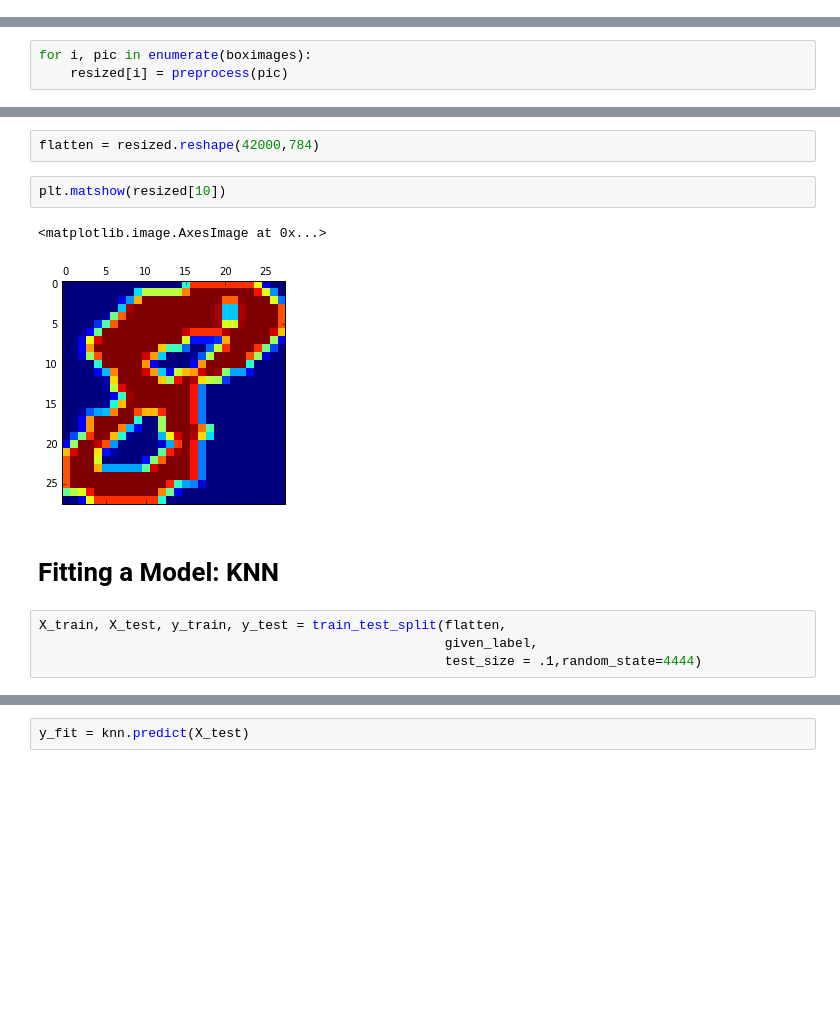
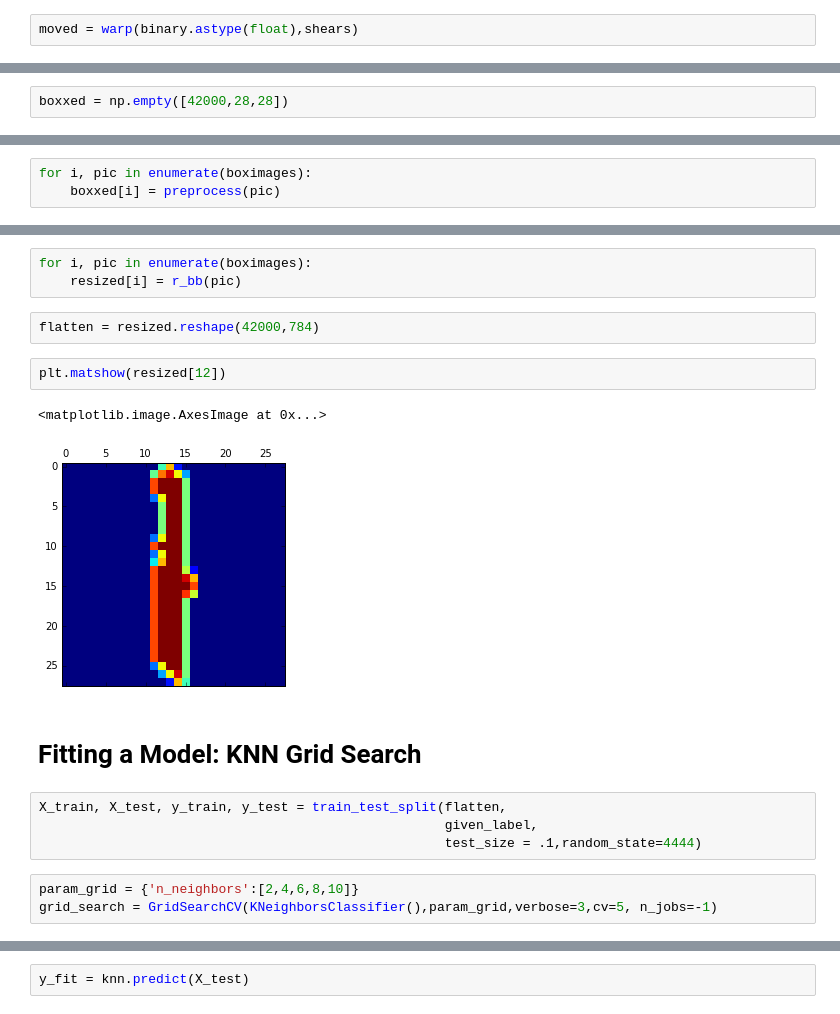
Before and after one commit to mdlai/digit_recognition, a Jupyter notebook: character_vision.ipynb, the cells around one changed output, grey strips where cells are left out. Cells and saved outputs as stored; diff of their text form; blank space fills up the shorter version.

```diff
--- a/character_vision.ipynb
+++ b/character_vision.ipynb
@@ -61 +94,3 @@ regionprops(binary)[0].image
+# %%
+moved = warp(binary.astype(float),shears)
 # %%
@@ -82,5 +184,7 @@ def preprocess(num):
+# %%
+boxxed = np.empty([42000,28,28])
 # %%
 resized = np.empty([42000,28,28])
 # %%
 for i, pic in enumerate(boximages):
-    resized[i] = preprocess(pic)
+    boxxed[i] = preprocess(pic)
@@ -91,13 +191,19 @@ resized.shape
+# %%
+for i, pic in enumerate(boximages):
+    resized[i] = r_bb(pic)
 # %%
 flatten = resized.reshape(42000,784)
 # %%
-plt.matshow(resized[10])
+plt.matshow(resized[12])
 # %% [output]
 <matplotlib.image.AxesImage at 0x...>
-[figure, old version]
+[figure, new version]
 # %% [markdown]
-# Fitting a Model: KNN
+# Fitting a Model: KNN Grid Search
 # %%
 X_train, X_test, y_train, y_test = train_test_split(flatten,
                                                     given_label,
                                                     test_size = .1,random_state=4444)
+# %%
+param_grid = {'n_neighbors':[2,4,6,8,10]}
+grid_search = GridSearchCV(KNeighborsClassifier(),param_grid,verbose=3,cv=5, n_jobs=-1)
```
Also changed, not shown: parts of 94 cells of this notebook, 9 other files.
